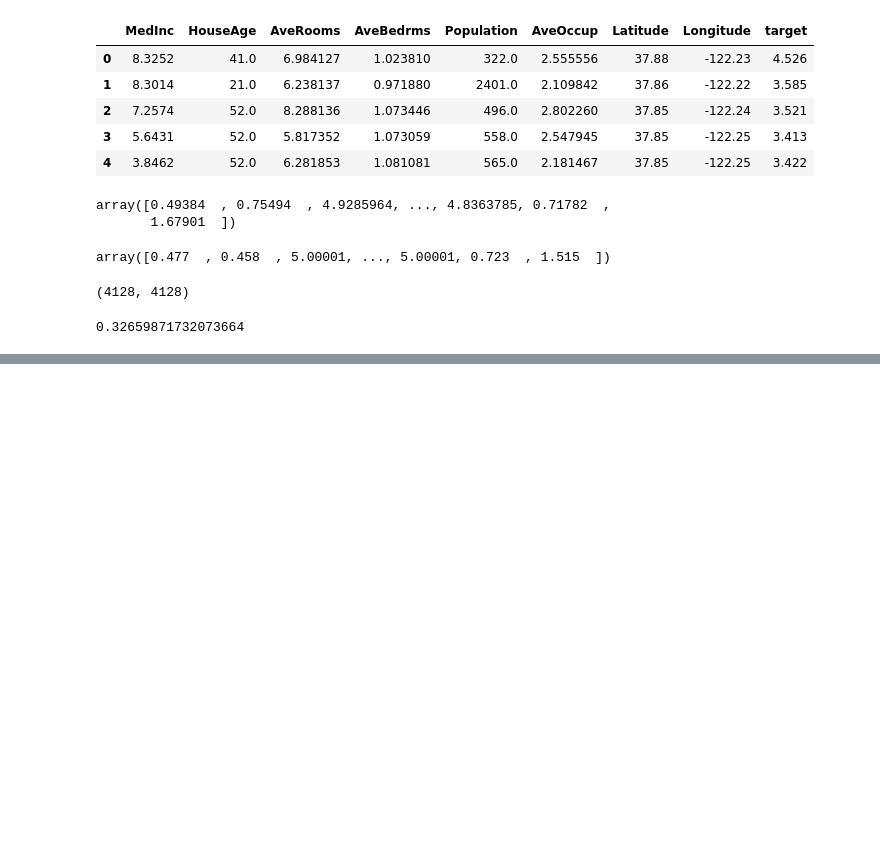
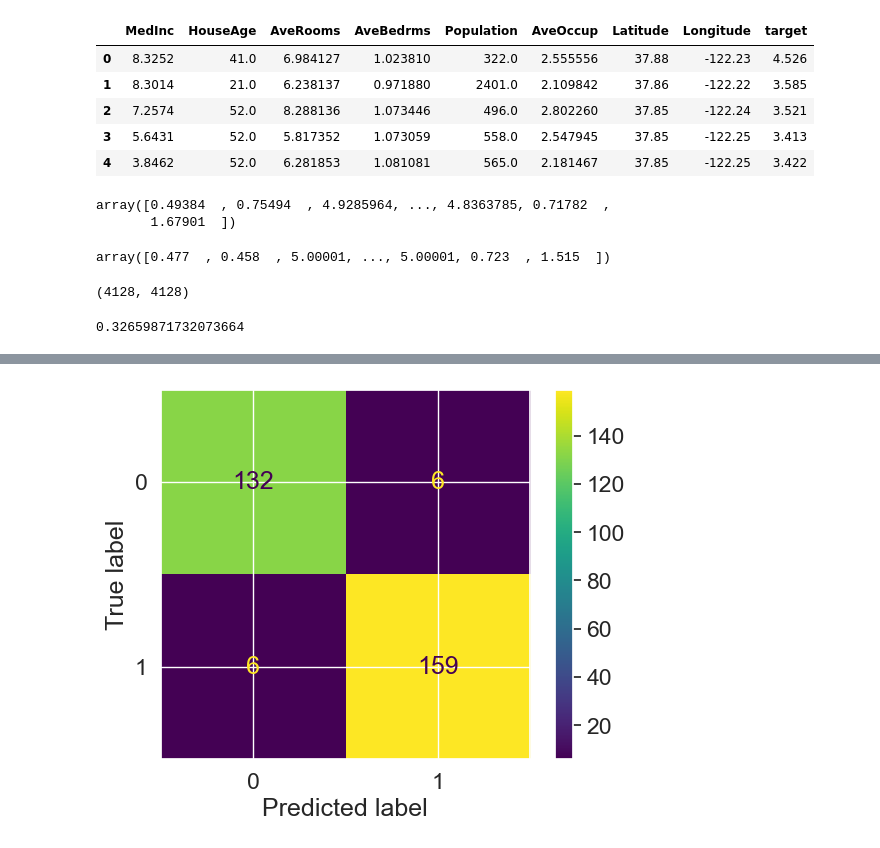
Before and after one commit to thanhlam2110/complete_machine_learning_data_science_bootcamp_2022, a Jupyter notebook: sample_project_1/introduction-to-scikit-learn.ipynb, the cells around one changed output, grey strips where cells are left out. Cells and saved outputs as stored; diff of their text form; code cells hidden in the pictures; blank space fills up the shorter version.

```diff
--- a/sample_project_1/introduction-to-scikit-learn.ipynb
+++ b/sample_project_1/introduction-to-scikit-learn.ipynb
@@ -1086,0 +1347,6 @@ Three ways to evaluate Scikit-Learn models/estimators:
+# %%
+from sklearn.metrics import ConfusionMatrixDisplay
+
+ConfusionMatrixDisplay.from_estimator(estimator=clf,X=X,y=y);
+# %% [output]
+[figure, added]
```
Also changed, not shown: parts of 62 cells of this notebook, 1 other file.
